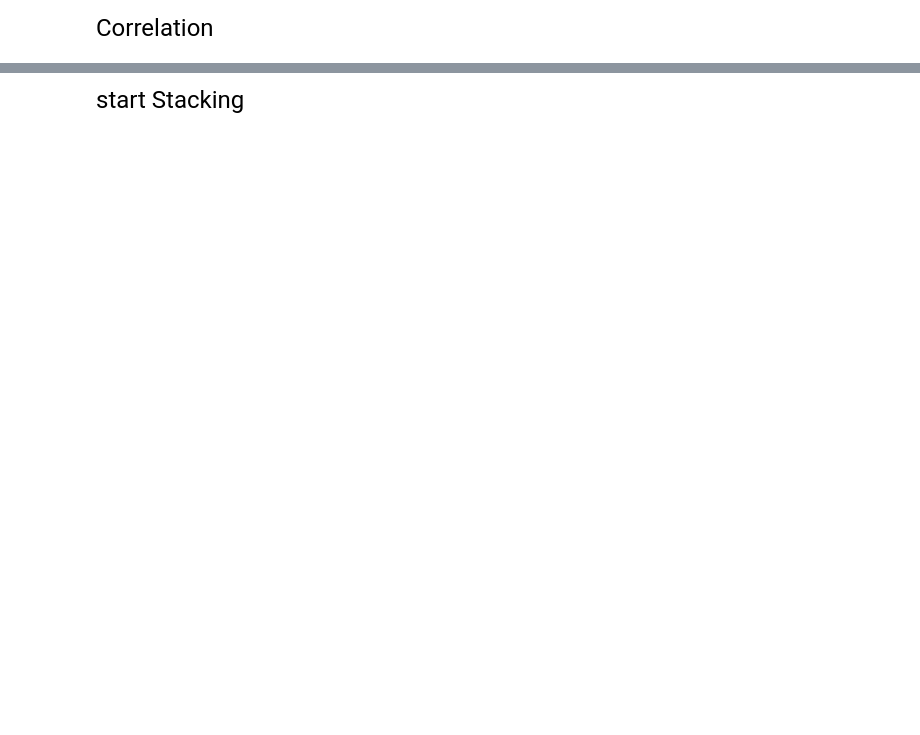
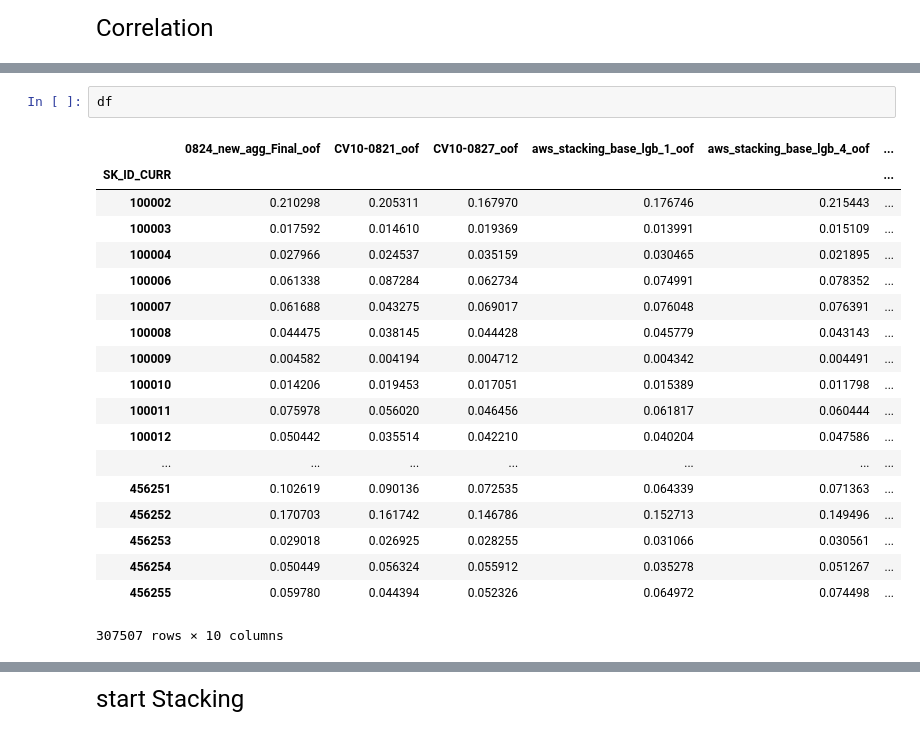
Before and after one commit to jz95/Solution-for-Kaggle-Home-Credit-Default-Risk, a Jupyter notebook: notebook/Stacking.ipynb, the cells around one changed output, grey strips where cells are left out. Cells and saved outputs as stored; diff of their text form; blank space fills up the shorter version.

```diff
--- a/notebook/Stacking.ipynb
+++ b/notebook/Stacking.ipynb
@@ -86,0 +135,22 @@ df[oof_cols].describe()
+# %%
+df
+# %% [output]
+|  | 0824_new_agg_Final_oof | CV10-0821_oof | CV10-0827_oof | aws_stacking_base_lgb_1_oof | aws_stacking_base_lgb_4_oof | ... |
+| SK_ID_CURR |  |  |  |  |  | ... |
+| 100002 | 0.210298 | 0.205311 | 0.167970 | 0.176746 | 0.215443 | ... |
+| 100003 | 0.017592 | 0.014610 | 0.019369 | 0.013991 | 0.015109 | ... |
+| 100004 | 0.027966 | 0.024537 | 0.035159 | 0.030465 | 0.021895 | ... |
+| 100006 | 0.061338 | 0.087284 | 0.062734 | 0.074991 | 0.078352 | ... |
+| 100007 | 0.061688 | 0.043275 | 0.069017 | 0.076048 | 0.076391 | ... |
+| 100008 | 0.044475 | 0.038145 | 0.044428 | 0.045779 | 0.043143 | ... |
+| 100009 | 0.004582 | 0.004194 | 0.004712 | 0.004342 | 0.004491 | ... |
+| 100010 | 0.014206 | 0.019453 | 0.017051 | 0.015389 | 0.011798 | ... |
+| 100011 | 0.075978 | 0.056020 | 0.046456 | 0.061817 | 0.060444 | ... |
+| 100012 | 0.050442 | 0.035514 | 0.042210 | 0.040204 | 0.047586 | ... |
+| ... | ... | ... | ... | ... | ... | ... |
+| 456251 | 0.102619 | 0.090136 | 0.072535 | 0.064339 | 0.071363 | ... |
+| 456252 | 0.170703 | 0.161742 | 0.146786 | 0.152713 | 0.149496 | ... |
+| 456253 | 0.029018 | 0.026925 | 0.028255 | 0.031066 | 0.030561 | ... |
+| 456254 | 0.050449 | 0.056324 | 0.055912 | 0.035278 | 0.051267 | ... |
+| 456255 | 0.059780 | 0.044394 | 0.052326 | 0.064972 | 0.074498 | ... |
+307507 rows × 10 columns
```
Also changed, not shown: parts of 27 cells of this notebook, 10 other files.
